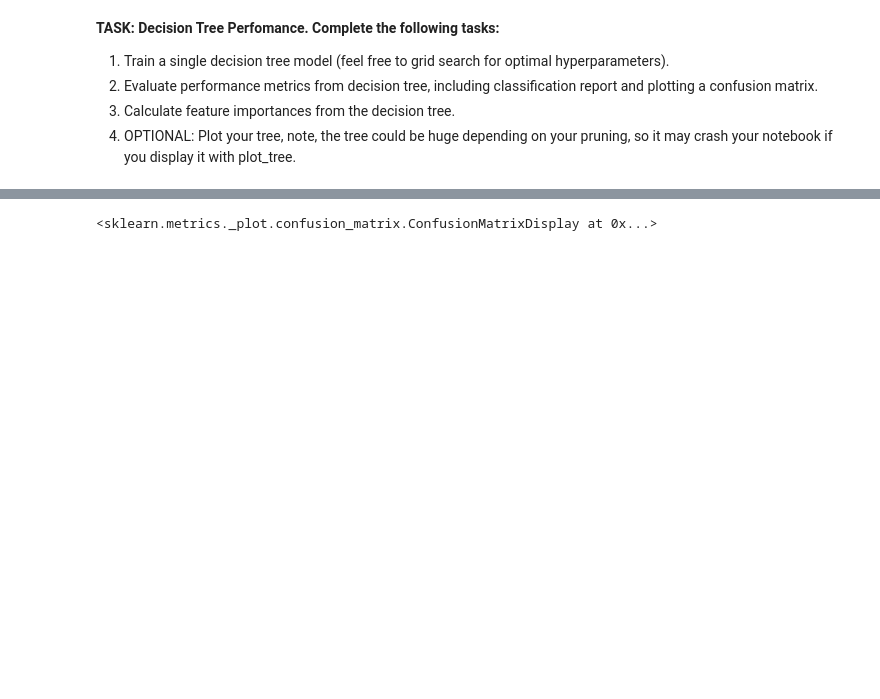
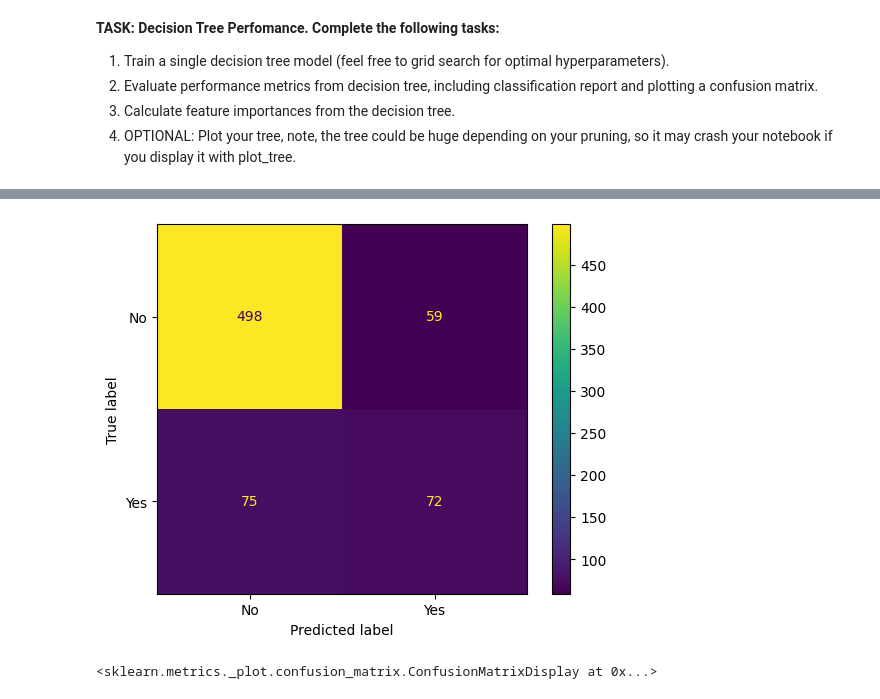
Before and after one commit to drago467/Python-for-Machine-Learning-Data-Science, a Jupyter notebook: 17-Supervised-Learning-Capstone-Project/00-Sup-Learning-Capstone-Tree-Methods .ipynb, the cells around one changed output, grey strips where cells are left out. Drawn from its saved outputs; the diff is of its cells as text; code cells hidden in the pictures; blank space fills up the shorter version.

```diff
--- a/17-Supervised-Learning-Capstone-Project/00-Sup-Learning-Capstone-Tree-Methods .ipynb
+++ b/17-Supervised-Learning-Capstone-Project/00-Sup-Learning-Capstone-Tree-Methods .ipynb
@@ -416,0 +418,4 @@ weighted avg       0.80      0.81      0.81       704
+# %%
+dt = DecisionTreeClassifier(max_depth = 6)
+# %%
+dt.fit(X_train, y_train)
@@ -416,0 +426,2 @@ weighted avg       0.80      0.81      0.81       704
+# %%
+preds = dt.predict(X_test)
@@ -417,3 +439,10 @@ weighted avg       0.80      0.81      0.81       704
+# %%
+pcm = ConfusionMatrixDisplay(confusion_matrix(y_test, preds), display_labels=dt.classes_)
+# %%
+pcm.plot()
+plt.show()
+# %% [output]
+[figure, added]
 # %%
 # %% [output]
 <sklearn.metrics._plot.confusion_matrix.ConfusionMatrixDisplay at 0x...>
```
Also changed, not shown: parts of 9 cells of this notebook.
